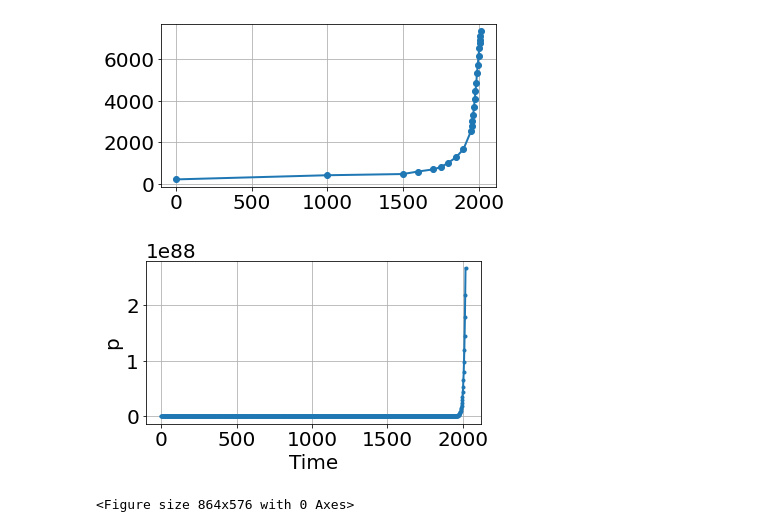
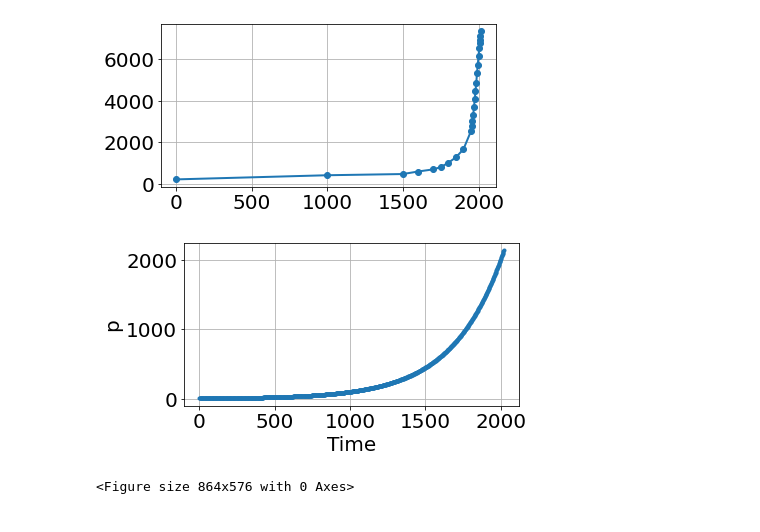
Before and after one commit to bblais/Computer-Programming-for-the-Sciences-Spring-2021, a Jupyter notebook: 2020-02-25 - Sims and Data.ipynb, the cells around one changed output. Cells and saved outputs as stored; diff of their text form; code cells hidden in the pictures.

```diff
--- a/2020-02-25 - Sims and Data.ipynb
+++ b/2020-02-25 - Sims and Data.ipynb
@@ -38,9 +34,9 @@ plot(x,y,'-o')
 # %%
 sim=Simulation()
 sim.figsize=(6,3)  # this line only for when projecting in class for bblais
 sim.add("p' = a*p",5,plot=True)
-sim.params(a=0.1)
+sim.params(a=.003)
 sim.run(2020)
 # %% [output]
-[figure, old version]
+[figure, new version]
 <Figure size 864x576 with 0 Axes>
```
Also changed, not shown: parts of 7 cells of this notebook.
